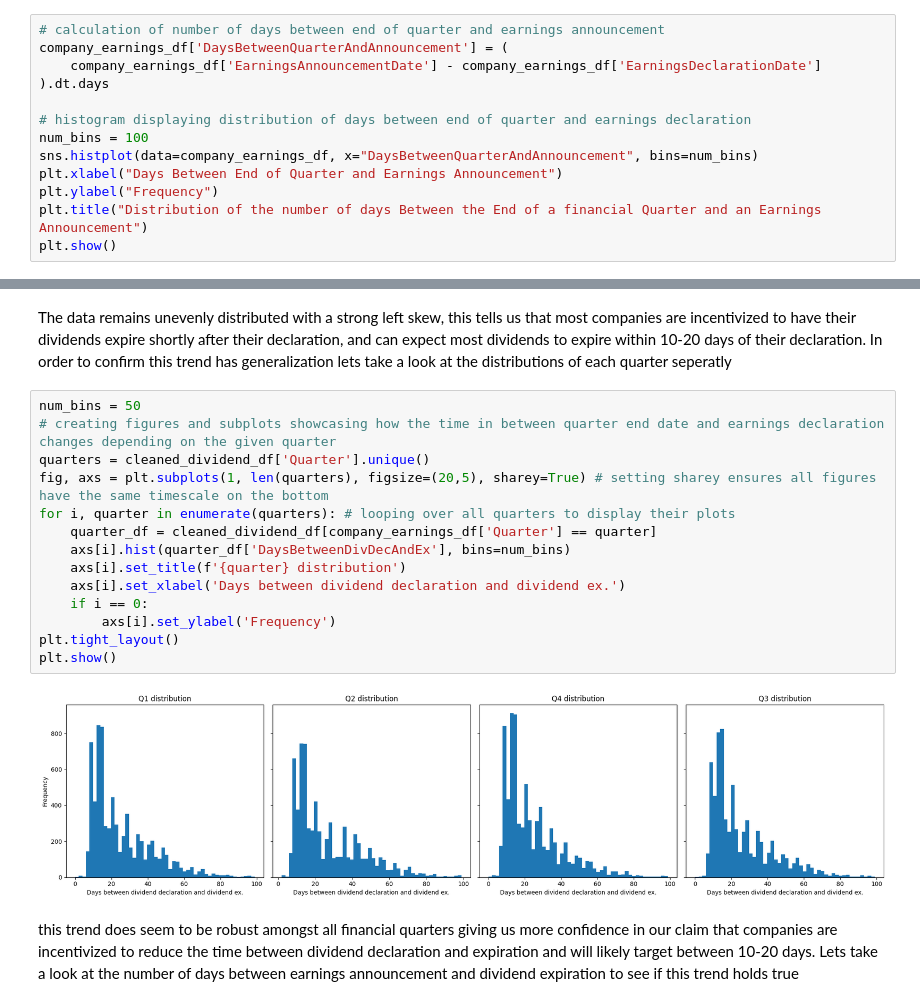
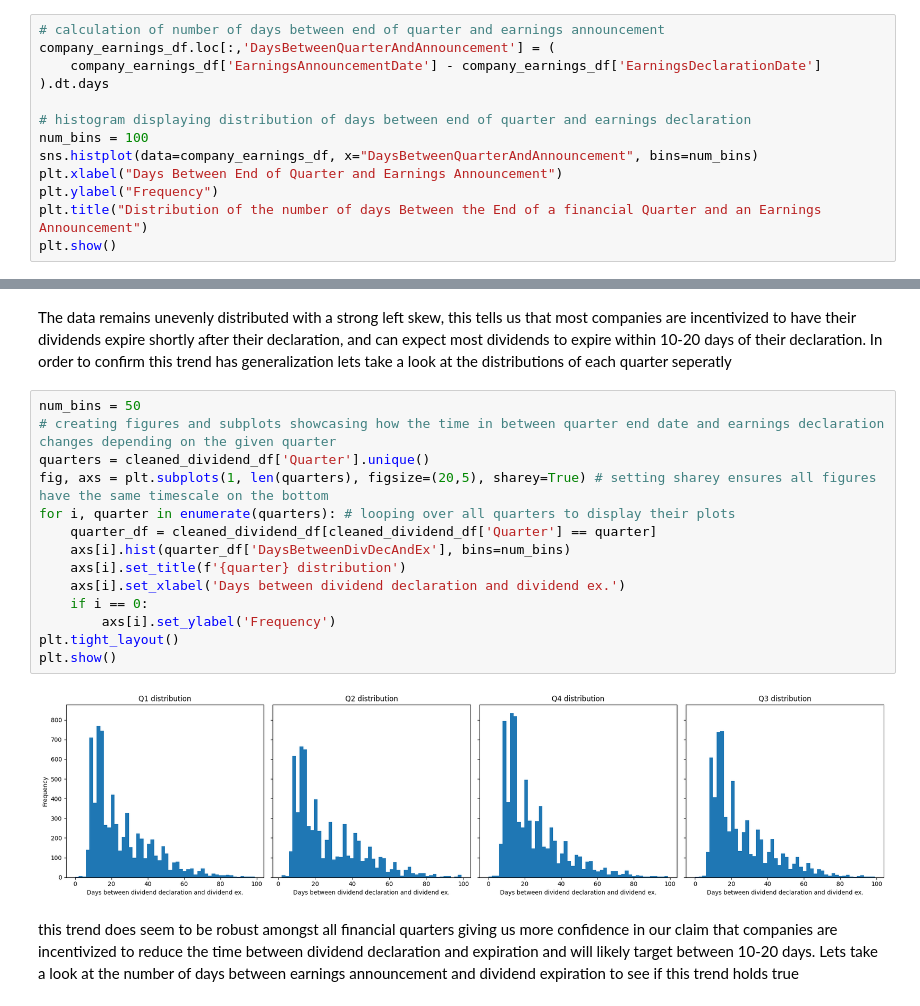
Before and after one commit to Barak-Horowitz/Walleye-Capital-Case-Study, a Jupyter notebook: dividendPrediction.ipynb, the cells around one changed output, grey strips where cells are left out. Saved outputs shown, nothing was run; the diff lists cells and outputs as text.

```diff
--- a/dividendPrediction.ipynb
+++ b/dividendPrediction.ipynb
@@ -225,6 +221,6 @@ We find the general distribution by calculating the number of days between the e
 # %%
 # calculation of number of days between end of quarter and earnings announcement
-company_earnings_df['DaysBetweenQuarterAndAnnouncement'] = (
+company_earnings_df.loc[:,'DaysBetweenQuarterAndAnnouncement'] = (
     company_earnings_df['EarningsAnnouncementDate'] - company_earnings_df['EarningsDeclarationDate']
 ).dt.days
 
@@ -411,19 +397,19 @@ The data remains unevenly distributed with a strong left skew, this tells us tha
 # %%
 num_bins = 50
 # creating figures and subplots showcasing how the time in between quarter end date and earnings declaration changes depending on the given quarter
 quarters = cleaned_dividend_df['Quarter'].unique()
 fig, axs = plt.subplots(1, len(quarters), figsize=(20,5), sharey=True) # setting sharey ensures all figures have the same timescale on the bottom
 for i, quarter in enumerate(quarters): # looping over all quarters to display their plots
-    quarter_df = cleaned_dividend_df[company_earnings_df['Quarter'] == quarter]
+    quarter_df = cleaned_dividend_df[cleaned_dividend_df['Quarter'] == quarter]
     axs[i].hist(quarter_df['DaysBetweenDivDecAndEx'], bins=num_bins)
     axs[i].set_title(f'{quarter} distribution')
     axs[i].set_xlabel('Days between dividend declaration and dividend ex.')
     if i == 0:
         axs[i].set_ylabel('Frequency')
 plt.tight_layout()
 plt.show()
 # %% [output]
-[figure, old version]
+[figure, new version]
 # %% [markdown]
 this trend does seem to be robust amongst all financial quarters giving us more confidence in our claim that companies are incentivized to reduce the time between dividend declaration and expiration and will likely target between 10-20 days. Lets take a look at the number of days between earnings announcement and dividend expiration to see if this trend holds true
 # %%
```
Also changed, not shown: parts of 23 cells of this notebook.
